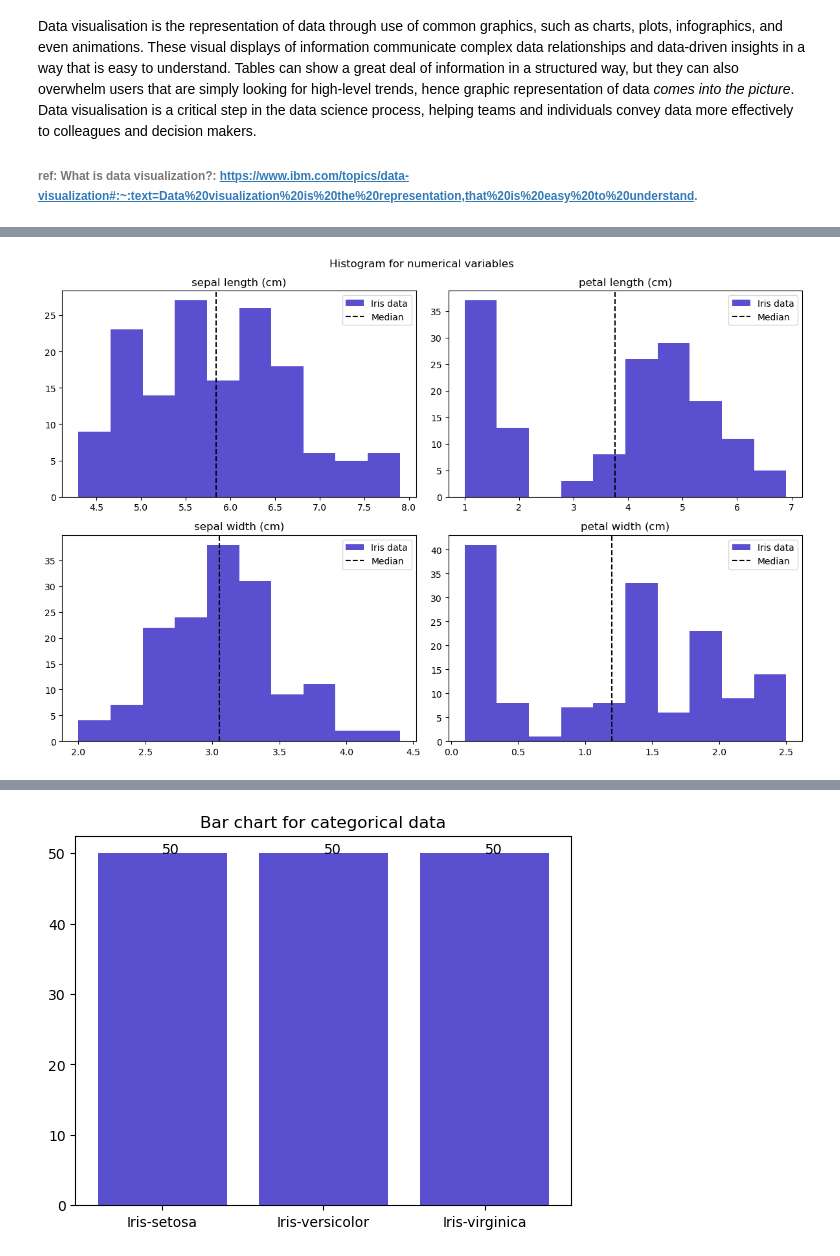
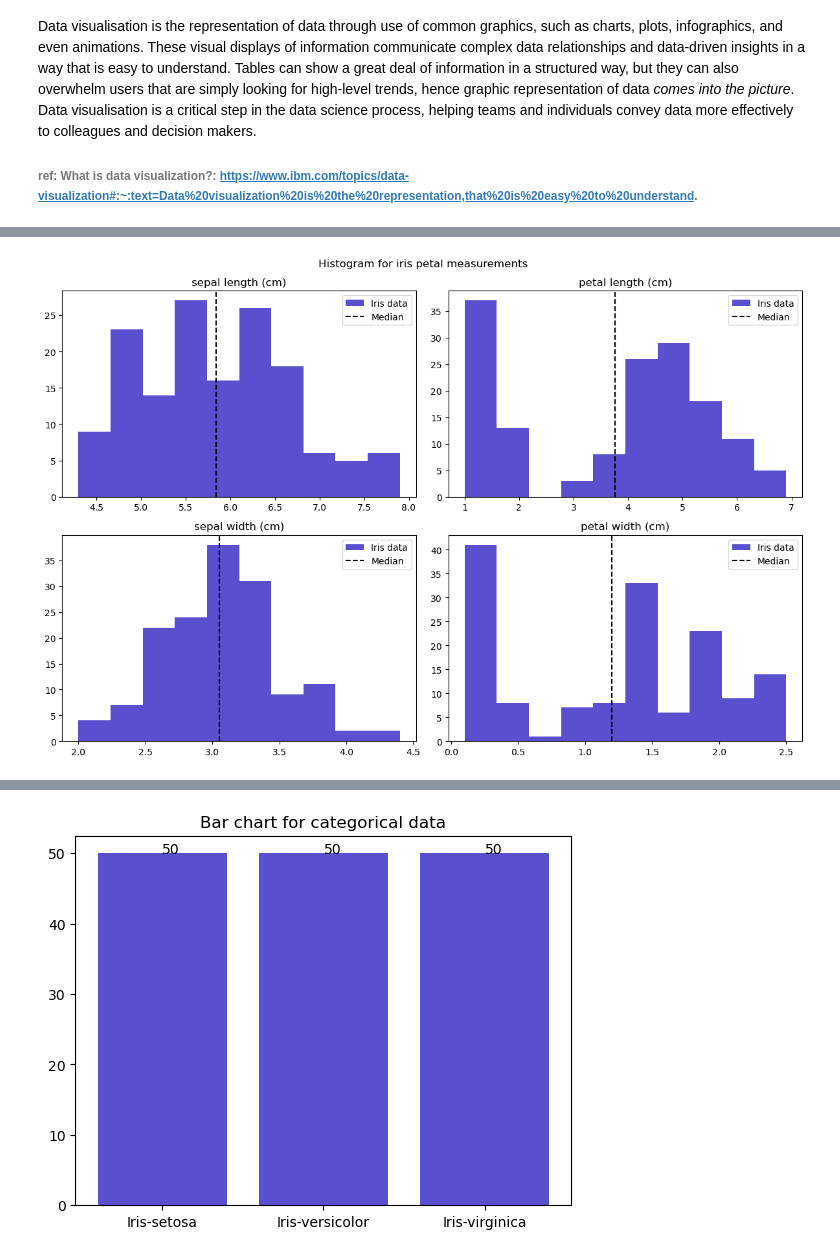
Before and after one commit to noyo0/Fundamentals_DataAnalysis, a Jupyter notebook: project.ipynb, the cells around one changed output, grey strips where cells are left out. Saved outputs shown, nothing was run; the diff lists cells and outputs as text; code cells hidden in the pictures.

Commit message:
project update_numerical plots

```diff
--- a/project.ipynb
+++ b/project.ipynb
@@ -204,0 +215,23 @@ ref: https://www.analyticsvidhya.com/blog/2020/07/univariate-analysis-visualizat
+# %%
+# Scatter plot for iris petal measurements
+#c=['sepal length (cm)', 'sepal width (cm)', 'petal length (cm)','petal width (cm)']
+c=df.columns # get column names
+#set up plot for 4 charts
+fig, axs = plt.subplots(2,2, figsize=(12,8))
+fig.suptitle('Scatter plot for iris petal measurements',fontsize=12)
+#set grid coordinates for looped subplots
+rows=[0,1,0,1]
+cols=[0,0,1,1]
+#loop through numeric data and draw histogram + indicate mean
+for i in range(4):
+    mean = df[c[i]].mean() #get mean
+    # generate subplots and place them on predefined coordinates
+    axs[rows[i],cols[i]].scatter(df.index, df[c[i]],label="Iris data",color='#5a4fcf')
+    axs[rows[i],cols[i]].set_title(c[i])
+    axs[rows[i],cols[i]].legend()
+
+plt.tight_layout() #keep the text from overlapping
+plt.show()
+
+# ref: https://www.analyticsvidhya.com/blog/2020/07/univariate-analysis-visualization-with-illustrations-in-python/
+# ref creating multiple subplots: https://matplotlib.org/stable/gallery/subplots_axes_and_figures/subplots_demo.html
@@ -205,28 +246,26 @@ ref: https://www.analyticsvidhya.com/blog/2020/07/univariate-analysis-visualizat
 # %%
-#c=['sepal length (cm)', 'sepal width (cm)', 'petal length (cm)','petal width (cm)']
+# Histogram for iris petal measurements
 c=df.columns # get column names
 #set up plot for 4 charts
 fig, axs = plt.subplots(2,2, figsize=(12,8))
-fig.suptitle('Histogram for numerical variables ',fontsize=12)
+fig.suptitle('Histogram for iris petal measurements',fontsize=12)
 #set grid coordinates for looped subplots
 rows=[0,1,0,1]
 cols=[0,0,1,1]
 #loop through numeric data and draw histogram + indicate mean
 for i in range(4):
     mean = df[c[i]].mean() #get mean
     # generate subplots and place them on predefined coordinates
     axs[rows[i],cols[i]].hist(df[c[i]],bins=10,label="Iris data",color='#5a4fcf')
     axs[rows[i],cols[i]].set_title(c[i])
     axs[rows[i],cols[i]].axvline(mean, color="black", ls="--", label="Median")
     axs[rows[i],cols[i]].legend()
 
 plt.tight_layout() #keep the text from overlapping
 plt.show()
 
 # ref get mean: https://pandas.pydata.org/docs/reference/api/pandas.DataFrame.mean.html
-# ref creating multiple subplots: https://matplotlib.org/stable/gallery/subplots_axes_and_figures/subplots_demo.html
-# ref get column labels https://pandas.pydata.org/docs/reference/api/pandas.DataFrame.columns.html
 # ref matplotlib histograms: https://matplotlib.org/stable/api/_as_gen/matplotlib.pyplot.hist.html
 # ref draw median: https://python-graph-gallery.com/basic-histogram-in-matplotlib/
 # %% [output]
-[figure, old version]
+[figure, new version]
```
Also changed, not shown: parts of 9 cells of this notebook.
